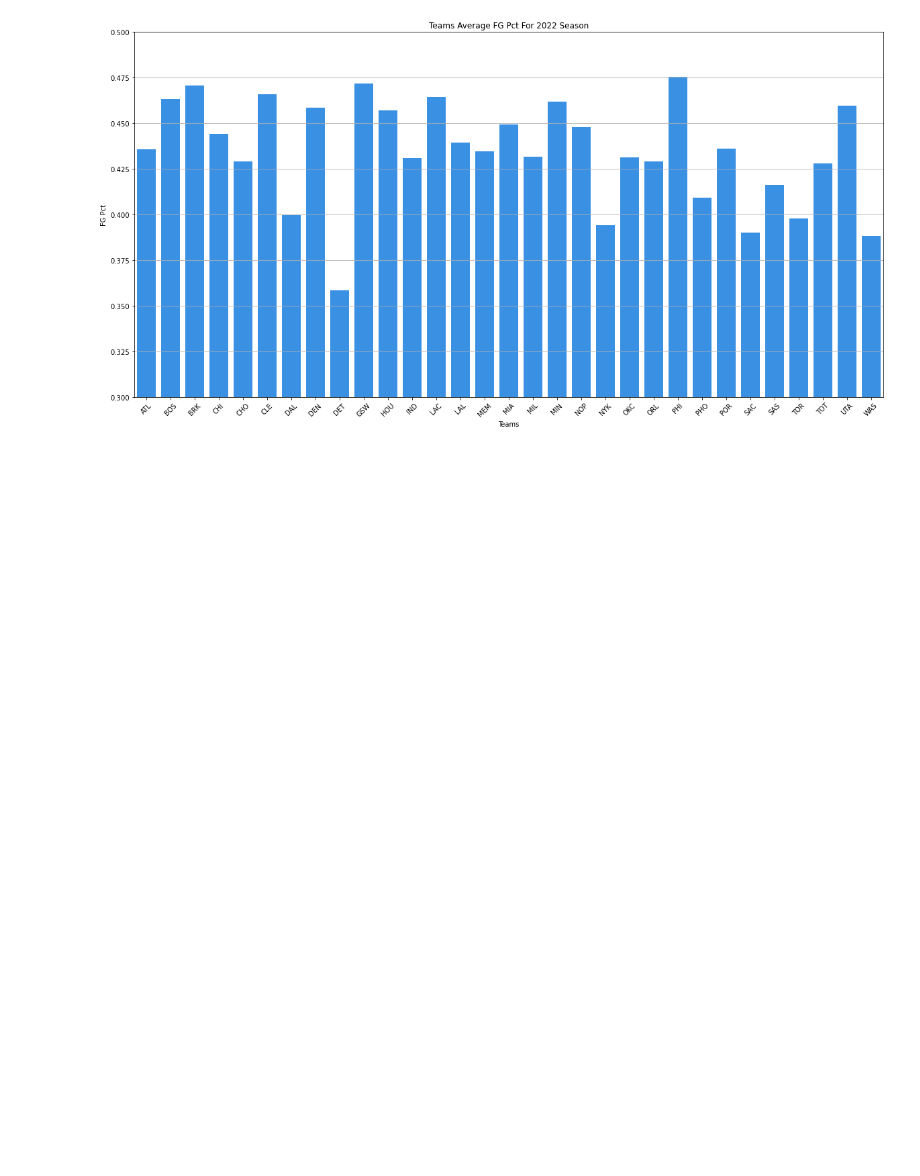
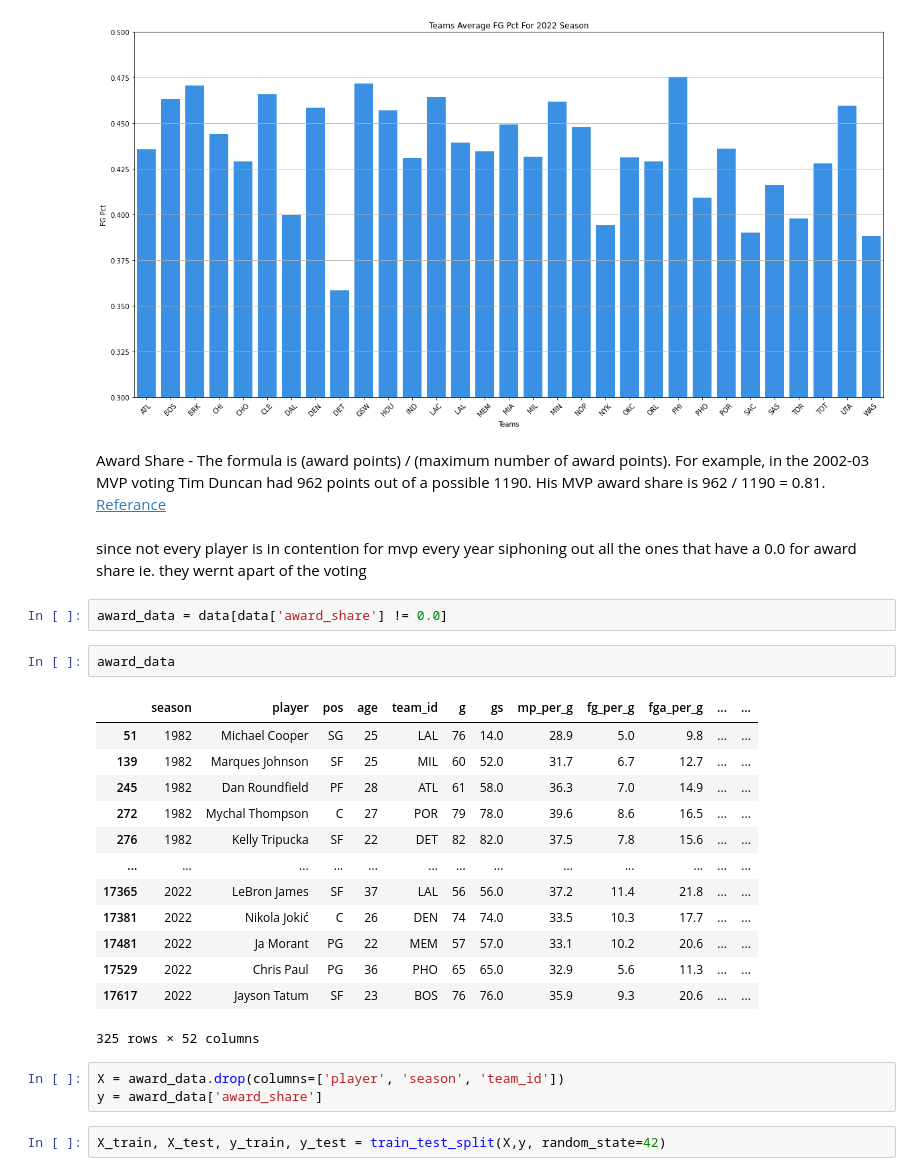
Before and after one commit to SpencerReno/NBA, a Jupyter notebook: main.ipynb, the cells around one changed output. Drawn from its saved outputs; the diff is of its cells as text; blank space fills up the shorter version.

```diff
--- a/main.ipynb
+++ b/main.ipynb
@@ -108,3 +110,30 @@ plt.grid(axis='y')
 plt.show()
 # %% [output]
 [figure]
+# %% [markdown]
+Award Share - The formula is (award points) / (maximum number of award points). For example, in the 2002-03 MVP voting Tim Duncan had 962 points out of a possible 1190. His MVP award share is 962 / 1190 = 0.81. [Referance](https://www.basketball-reference.com/about/glossary.html)
+# %% [markdown]
+since not every player is in contention for mvp every year siphoning out all the ones that have a 0.0 for award share ie. they wernt apart of the voting
+# %%
+award_data = data[data['award_share'] != 0.0]
+# %%
+award_data
+# %% [output]
+|  | season | player | pos | age | team_id | g | gs | mp_per_g | fg_per_g | fga_per_g | ... | ... |
+| 51 | 1982 | Michael Cooper | SG | 25 | LAL | 76 | 14.0 | 28.9 | 5.0 | 9.8 | ... | ... |
+| 139 | 1982 | Marques Johnson | SF | 25 | MIL | 60 | 52.0 | 31.7 | 6.7 | 12.7 | ... | ... |
+| 245 | 1982 | Dan Roundfield | PF | 28 | ATL | 61 | 58.0 | 36.3 | 7.0 | 14.9 | ... | ... |
+| 272 | 1982 | Mychal Thompson | C | 27 | POR | 79 | 78.0 | 39.6 | 8.6 | 16.5 | ... | ... |
+| 276 | 1982 | Kelly Tripucka | SF | 22 | DET | 82 | 82.0 | 37.5 | 7.8 | 15.6 | ... | ... |
+| ... | ... | ... | ... | ... | ... | ... | ... | ... | ... | ... | ... | ... |
+| 17365 | 2022 | LeBron James | SF | 37 | LAL | 56 | 56.0 | 37.2 | 11.4 | 21.8 | ... | ... |
+| 17381 | 2022 | Nikola Jokić | C | 26 | DEN | 74 | 74.0 | 33.5 | 10.3 | 17.7 | ... | ... |
+| 17481 | 2022 | Ja Morant | PG | 22 | MEM | 57 | 57.0 | 33.1 | 10.2 | 20.6 | ... | ... |
+| 17529 | 2022 | Chris Paul | PG | 36 | PHO | 65 | 65.0 | 32.9 | 5.6 | 11.3 | ... | ... |
+| 17617 | 2022 | Jayson Tatum | SF | 23 | BOS | 76 | 76.0 | 35.9 | 9.3 | 20.6 | ... | ... |
+325 rows × 52 columns
+# %%
+X = award_data.drop(columns=['player', 'season', 'team_id'])
+y = award_data['award_share']
+# %%
+X_train, X_test, y_train, y_test = train_test_split(X,y, random_state=42)
```
Also changed, not shown: parts of 13 cells of this notebook.
